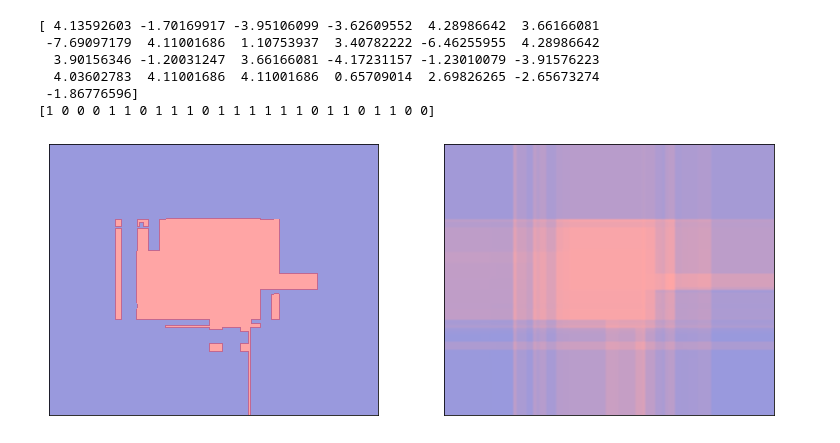
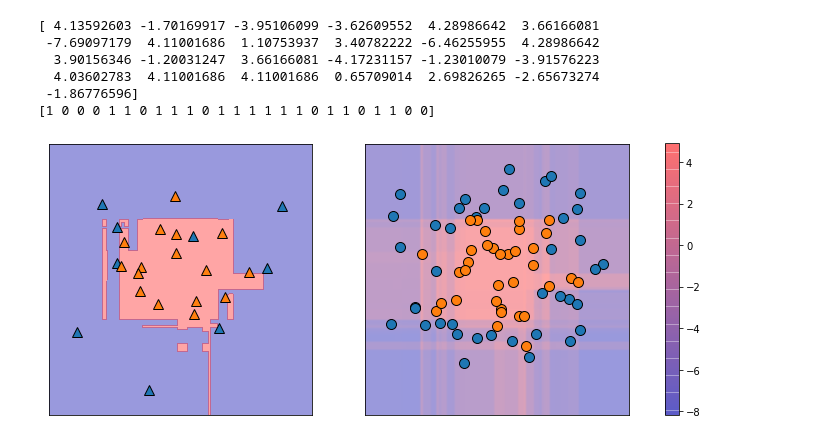
Before and after one commit to waldbear4/Python_2021, a Jupyter notebook: 20210622 Neural MLPClassifier, hidden_layer_sizes, max_iter.ipynb, the cells around one changed output. Drawn from its saved outputs; the diff is of its cells as text; code cells hidden in the pictures.

```diff
--- a/20210622 Neural MLPClassifier, hidden_layer_sizes, max_iter.ipynb
+++ b/20210622 Neural MLPClassifier, hidden_layer_sizes, max_iter.ipynb
@@ -481,8 +481,13 @@ print(y_test)
 # %%
 fig, axes = plt.subplots(1,2, figsize=(13,5))
 mglearn.tools.plot_2d_separator(model, X, ax = axes[0], alpha=0.4,
                                 fill=True, cm=mglearn.cm2)
-score_imgae = mglearn.tools.plot_2d_scores(model, X, ax = axes[1], alpha=0.4,
+score_image = mglearn.tools.plot_2d_scores(model, X, ax = axes[1], alpha=0.4,
                                            cm=mglearn.ReBl)
+mglearn.discrete_scatter(X_test[:,0], X_test[:, 1], y_test,
+                        markers='^', ax=axes[0])
+mglearn.discrete_scatter(X_train[:,0], X_train[:, 1], y_train,
+                        markers='o', ax=axes[1])
+cbar = plt.colorbar(score_image, ax=axes.tolist())
 # %% [output]
-[figure, old version]
+[figure, new version]
```
